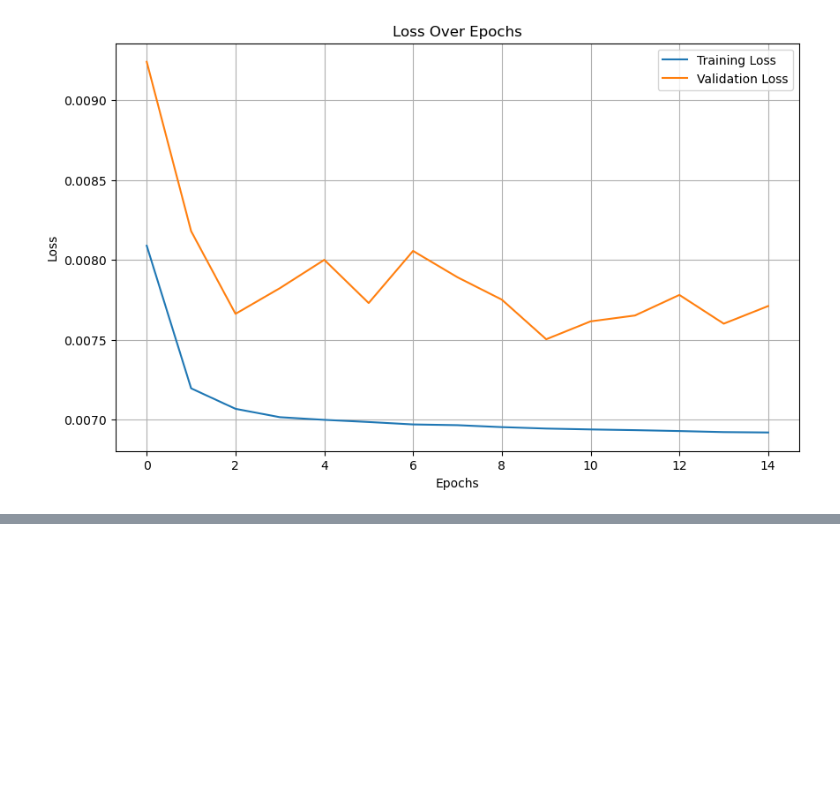
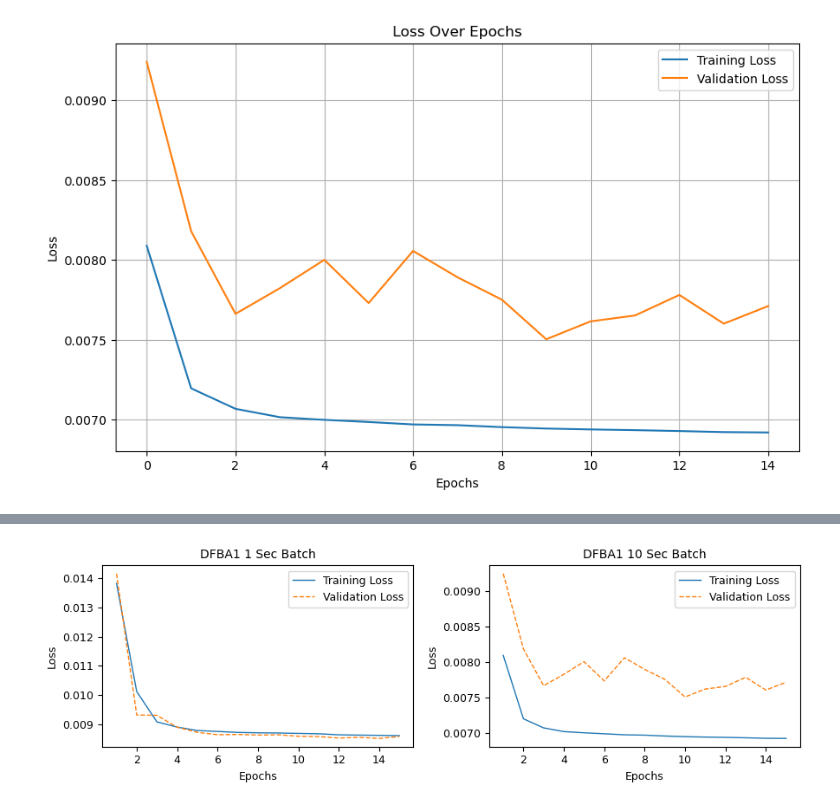
Before and after one commit to Cam-Dipol/Deep-Learning-Trader-BFBSE, a Jupyter notebook: DeepFBATrader1 MINMAX scaling.ipynb, the cells around one changed output, grey strips where cells are left out. Cells and saved outputs as stored; diff of their text form; code cells hidden in the pictures; blank space fills up the shorter version.

```diff
--- a/DeepFBATrader1 MINMAX scaling.ipynb
+++ b/DeepFBATrader1 MINMAX scaling.ipynb
@@ -341,12 +178,0 @@ Building the model
-# %%
-model = Sequential()
-model.add(InputLayer(input_shape=(X_train_scaled.shape[1], X_train_scaled.shape[2]), dtype=tf.float16))
-model.add(LSTM(10, activation='relu'))
-model.add(Dense(5, activation='relu'))
-model.add(Dense(3, activation='relu'))
-model.add(Dense(1))
-
-model.compile(optimizer='adam', loss='mean_squared_error')
-
-history = model.fit(X_train_scaled, y_train, epochs=20, validation_split=0.2, verbose=1)
-test_loss = model.evaluate(X_test_scaled, y_test, verbose=1)
@@ -366,0 +179,78 @@ plt.show()
+# %%
+import pickle
+import matplotlib.pyplot as plt
+import os
+
+folder_path = r"C:\Users\camer\Documents\Masters Thesis\Deep-Learning-Trader-BFBSE\Neural_network_models"
+
+models = {
+    "DFBA1 10 Sec Batch":"training_history_equil_pred_v2_10secbatch.pkl",
+    "DFBA1 1 Sec Batch":"training_history_equil_pred_v10.pkl",
+    "DFBA2 10 Sec Batch":"training_history_quote_log_v1_10secbatch.pkl",
+    "DFBA2 1 Sec Batch":"training_history_quote_log_v5.pkl"
+}
+
+loss_records = {}
+
+for model_name, file_name in file_names.items():
+    file_path = os.path.join(folder_path, file_name)
+    with open(file_path, 'rb') as file:
+        history = pickle.load(file)
+        histories[model_name] = history
+
+fig1, (ax2, ax1) = plt.subplots(1, 2, figsize=(9, 3))
+
+# DFBA1 10 Sec Batch
+epochs = range(1, len(histories["DFBA1 10 Sec Batch"]['loss']) + 1)
+ax1.plot(epochs, histories["DFBA1 10 Sec Batch"]['loss'], label='Training Loss', linewidth=1)
+ax1.plot(epochs, histories["DFBA1 10 Sec Batch"]['val_loss'], label='Validation Loss', linestyle='--', linewidth=1)
+ax1.set_title('DFBA1 10 Sec Batch', fontsize=10)
+ax1.set_xlabel('Epochs', fontsize=9)
+ax1.set_ylabel('Loss', fontsize=9)
+ax1.legend(fontsize=9)
+ax1.tick_params(axis='both', which='major', labelsize=9)
+
+# DFBA1 1 Sec Batch
+epochs = range(1, len(histories["DFBA1 1 Sec Batch"]['loss']) + 1)
+ax2.plot(epochs, histories["DFBA1 1 Sec Batch"]['loss'], label='Training Loss', linewidth=1)
+ax2.plot(epochs, histories["DFBA1 1 Sec Batch"]['val_loss'], label='Validation Loss', linestyle='--', linewidth=1)
+ax2.set_title('DFBA1 1 Sec Batch', fontsize=10)
+ax2.set_xlabel('Epochs', fontsize=9)
+ax2.set_ylabel('Loss', fontsize=9)
+ax2.legend(fontsize=9)
+ax2.tick_params(axis='both', which='major', labelsize=9)
+
+plt.tight_layout()
+plt.savefig('Figures/Loss graphs/DFBA1 training losses.png',
+            dpi=300, bbox_inches='tight')
+plt.show()
+
+
+fig2, (ax4, ax3) = plt.subplots(1, 2, figsize=(9, 3))
+
+# DFBA2 10 Sec Batch
+epochs = range(1, len(histories["DFBA2 10 Sec Batch"]['loss']) + 1)
+ax3.plot(epochs, histories["DFBA2 10 Sec Batch"]['loss'], label='Training Loss', linewidth=1)
+ax3.plot(epochs, histories["DFBA2 10 Sec Batch"]['val_loss'], label='Validation Loss', linestyle='--', linewidth=1)
+ax3.set_title('DFBA2 10 Sec Batch', fontsize=10)
+ax3.set_xlabel('Epochs', fontsize=9)
+ax3.set_ylabel('Loss', fontsize=9)
+ax3.legend(fontsize=9)
+ax3.tick_params(axis='both', which='major', labelsize=9)
+
+# DFBA2 1 Sec Batch
+epochs = range(1, len(histories["DFBA2 1 Sec Batch"]['loss']) + 1)
+ax4.plot(epochs, histories["DFBA2 1 Sec Batch"]['loss'], label='Training Loss', linewidth=1)
+ax4.plot(epochs, histories["DFBA2 1 Sec Batch"]['val_loss'], label='Validation Loss', linestyle='--', linewidth=1)
+ax4.set_title('DFBA2 1 Sec Batch', fontsize=10)
+ax4.set_xlabel('Epochs', fontsize=9)
+ax4.set_ylabel('Loss', fontsize=9)
+ax4.legend(fontsize=9)
+ax4.tick_params(axis='both', which='major', labelsize=9)
+
+plt.tight_layout()
+plt.savefig('Figures/Loss graphs/DFBA2 training losses.png',
+            dpi=300, bbox_inches='tight')  # Save the figure
+plt.show()
+# %% [output]
+[figure, added]
```
Also changed, not shown: parts of 10 cells of this notebook, 42 other files.
